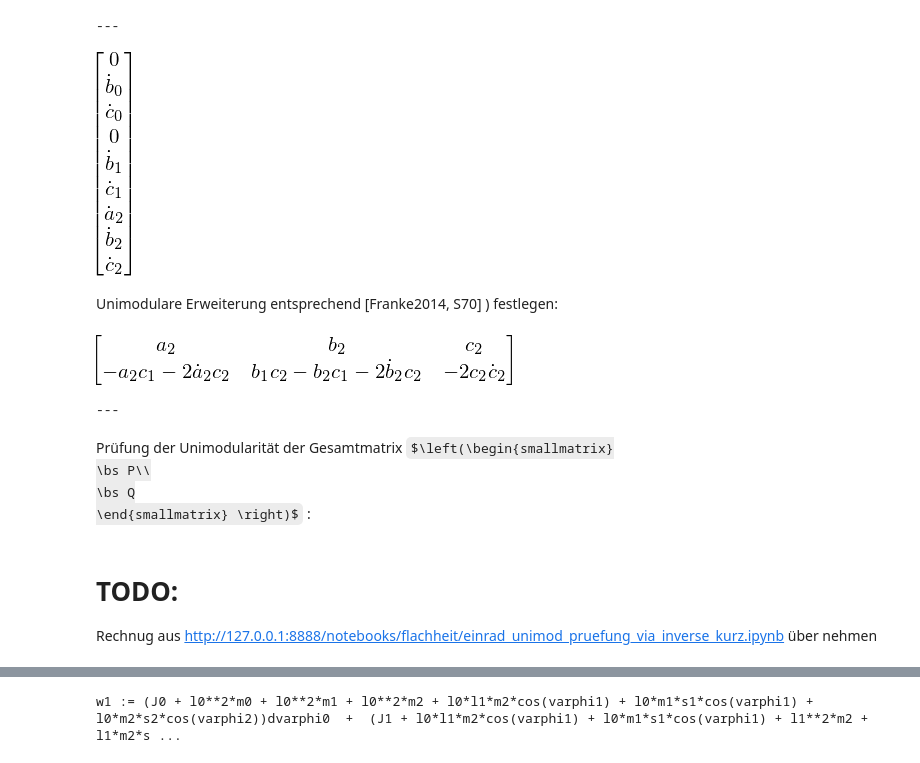
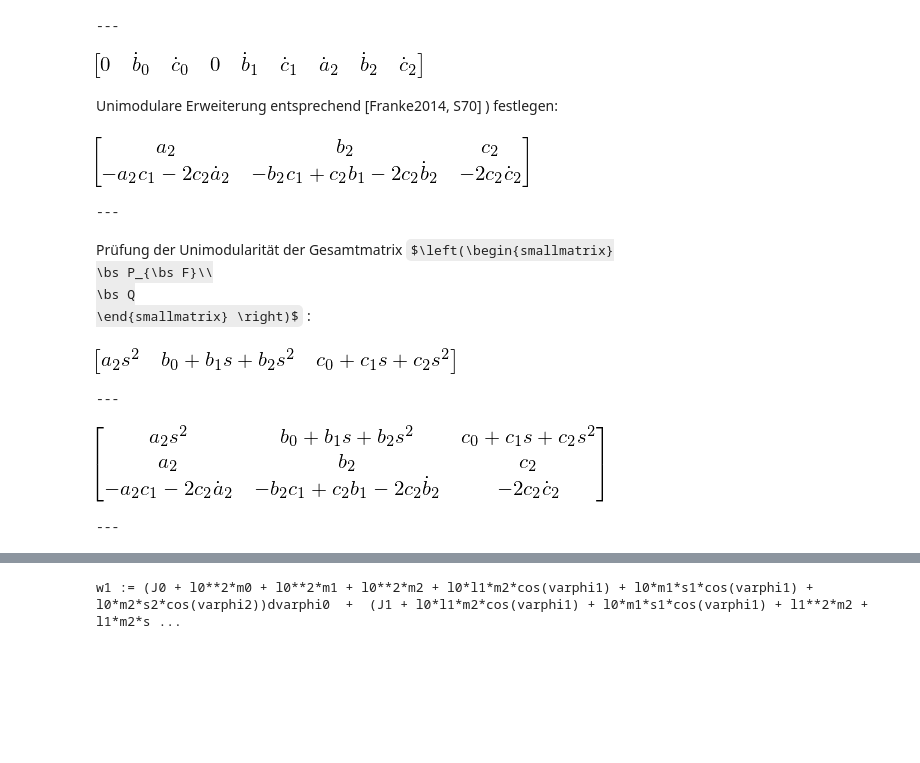
Before and after one commit to cknoll/beispiele, a Jupyter notebook: relevant/einachsiges_fz_unimod_ergaenzung_und_notwendige_integrabilitaetsbedingung.ipynb, the cells around one changed output, grey strips where cells are left out. Drawn from its saved outputs; the diff is of its cells as text; code cells hidden in the pictures; some formulas as TeX source; blank space fills up the shorter version.

```diff
--- a/relevant/einachsiges_fz_unimod_ergaenzung_und_notwendige_integrabilitaetsbedingung.ipynb
+++ b/relevant/einachsiges_fz_unimod_ergaenzung_und_notwendige_integrabilitaetsbedingung.ipynb
@@ -118,14 +118,14 @@ ___
 [figure]
 ---
 # %%
-eq2 = eq.subs(zip(ttheta, Tainv*pphi) + zip(tthetad, Tainv*pphidot) + zip(tthetadd, Tainv*pphiddot))
-eq2.simplify()
+FF = eq.subs(zip(ttheta, Tainv*pphi) + zip(tthetad, Tainv*pphidot) + zip(tthetadd, Tainv*pphiddot))
+FF.simplify()
 # %%
 printing.init_printing(0)
 
-P0 = eq2.jacobian(pphi) ##
-P1 = eq2.jacobian(pphidot) ##
-P2 = eq2.jacobian(pphiddot) ##
+P0 = FF.jacobian(pphi) ##
+P1 = FF.jacobian(pphidot) ##
+P2 = FF.jacobian(pphiddot) ##
 
 printing.init_printing(1)
 # %% [output]
@@ -139,7 +139,8 @@ Matrix([[J0 + l0**2*m0 + l0**2*m1 + l0**2*m2 + l0*l1*m2*cos(varphi1) + l0*m1*s1*
 ---
 Nun werden für die entsprechenden Einträge der Systemmatrix $P(\tfrac{d}{dt})$ Abkürzungen eingeführt.
 # %%
-a0, a1, a2, b0, b1, b2, c0, c1, c2 = abc = sp.symbols("a0, a1, a2, b0, b1, b2, c0, c1, c2")
+a0, a1, a2, b0, b1, b2, c0, c1, c2 = abc = sp.symbols("a0, a1, a2, b0, b1, b2, c0, c1, c2", commutative=False)
+s = sp.Symbol('s', commutative=False)
 
 P0s = sp.Matrix([0, b0, c0]).T ##:
 P1s = sp.Matrix([0, b1, c1]).T ##:
@@ -158,9 +159,9 @@ replm_abc = sp.Matrix(zip(P0s, P0) + zip(P1s, P1) + zip(P2s, P2))
 # ... und deren Ableitungen
 replm_abc_dot = st.time_deriv(replm_abc, abc + tuple(pphi))
 # %%
-replm_abc_dot[:, 0]
+replm_abc_dot[:, 0].T
 # %% [output]
-[figure, old version]
+[figure, new version]
 # %%
 # Ableitungssymbole in den Namensraum einfügen
 st.make_global(replm_abc_dot[:, 0])
@@ -174,16 +175,20 @@ Q1 = sp.Matrix([[ a2, b2, c2]]) # entspricht P2s
 Q2 = sp.Matrix([-2*c2*adot2 - a2*c1, c2*b1 - c2*2*bdot2 - b2*c1, -2*c2*cdot2]).T
 Q = st.row_stack(Q1, Q2) ##
 # %% [output]
-[figure, old version]
+[figure, new version]
 ---
 # %% [markdown]
 Prüfung der Unimodularität der Gesamtmatrix
 $\left(\begin{smallmatrix}
-\bs P\\
+\bs P_{\bs F}\\
 \bs Q
 \end{smallmatrix} \right)$:
-# %% [markdown]
-# TODO:
-Rechnug aus
-http://127.0.0.1:8888/notebooks/flachheit/einrad_unimod_pruefung_via_inverse_kurz.ipynb
-über nehmen
+# %%
+PF = P0s + P1s*s + P2s*s**2 ##:
+
+PQ = st.row_stack(PF, Q) ##:
+# %% [output]
+[figure, added]
+---
+[figure, added]
+---
```
Also changed, not shown: parts of 11 cells of this notebook, 7 other files.
